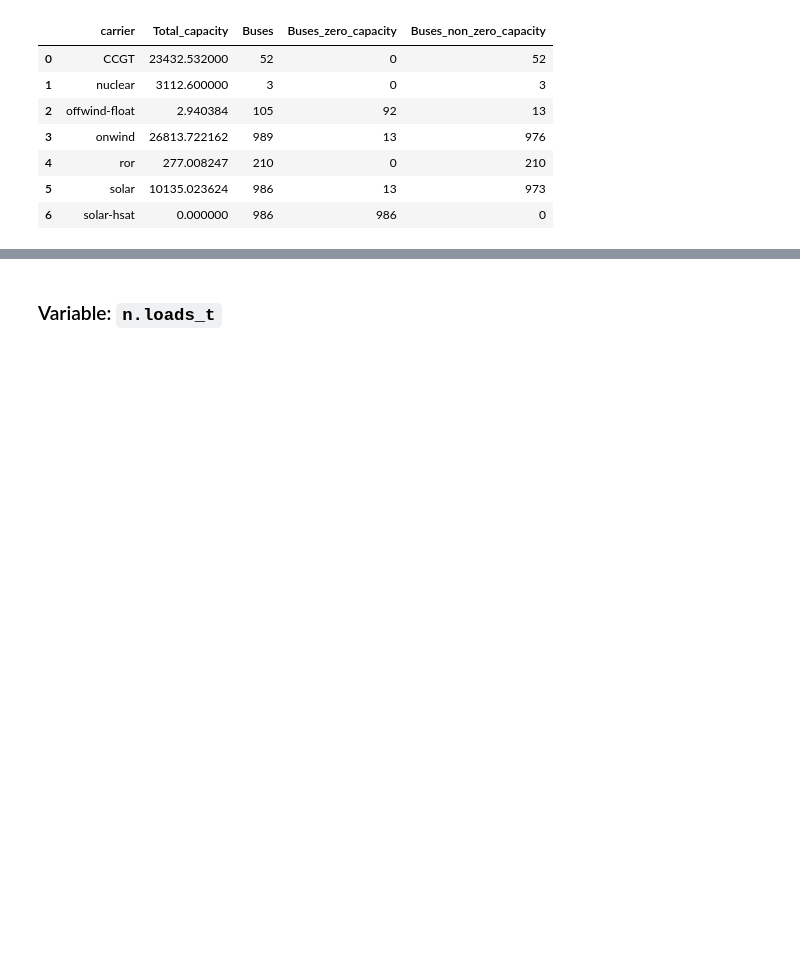
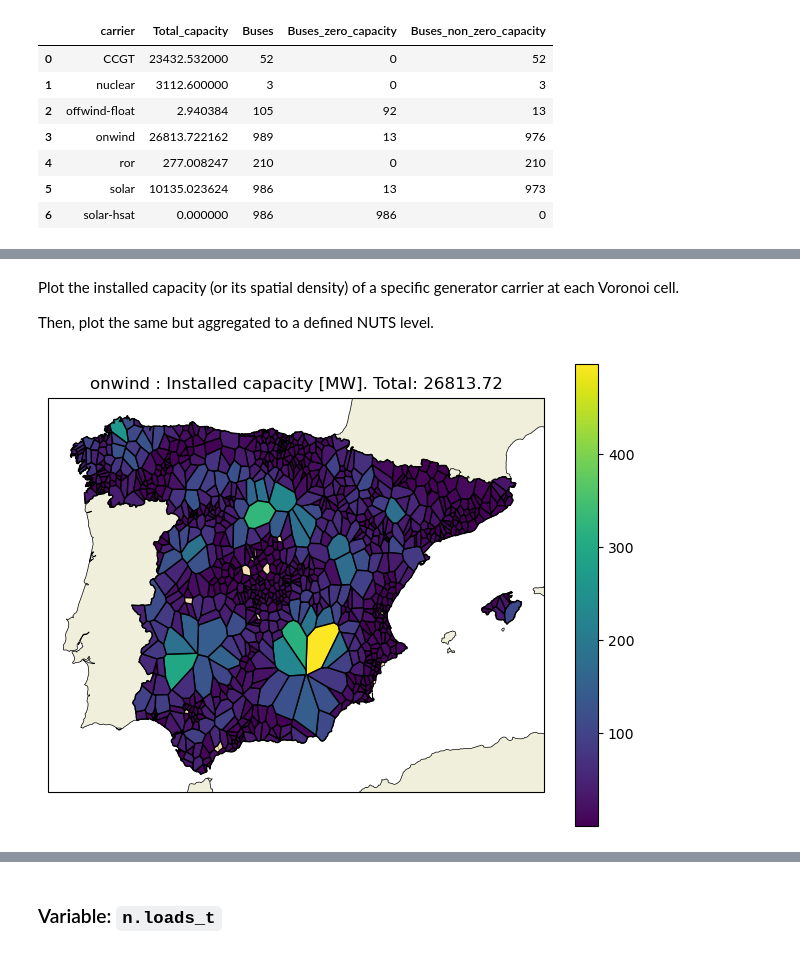
Before and after one commit to cristobal-GC/pypsaX-notebooks, a Jupyter notebook: rules/add_electricity.ipynb, the cells around one changed output, grey strips where cells are left out. Saved outputs shown, nothing was run; the diff lists cells and outputs as text; code cells hidden in the pictures; blank space fills up the shorter version.

```diff
--- a/rules/add_electricity.ipynb
+++ b/rules/add_electricity.ipynb
@@ -299,3 +162,38 @@ fun_map_add_features(ax)
+# %% [markdown]
+Plot the installed capacity (or its spatial density) of a specific generator carrier at each Voronoi cell.
+
+Then, plot the same but aggregated to a defined NUTS level.
+# %%
+########## Parameters
+carrier = 'onwind'
+token_density = 0
+
+
+if 'off' in carrier:
+    domain = 'offshore'
+else:
+    domain = 'onshore'
+
+
+
+########## Plot map with Voronoi cells
+
+fig_size = [8,6]
+crs = ccrs.PlateCarree()
+
+fig, ax = plt.subplots(figsize=fig_size, subplot_kw={'projection': crs})
+
+
+### Add network geometry
+fun_map_network_shapes(n, ax, domain=domain)
+
+### Add capacity at Voronoi cells
+fun_map_capacity_Voronoi(carrier, token_density, n, ax)
+
+### Add features
+fun_map_add_features(ax)
+# %% [output]
+[figure, added]
 # %%
 ########## Plot the ratio installed capacity versus maximum capacity at each Voronoi cell
 
```
Also changed, not shown: parts of 16 cells of this notebook, 2 other files.
